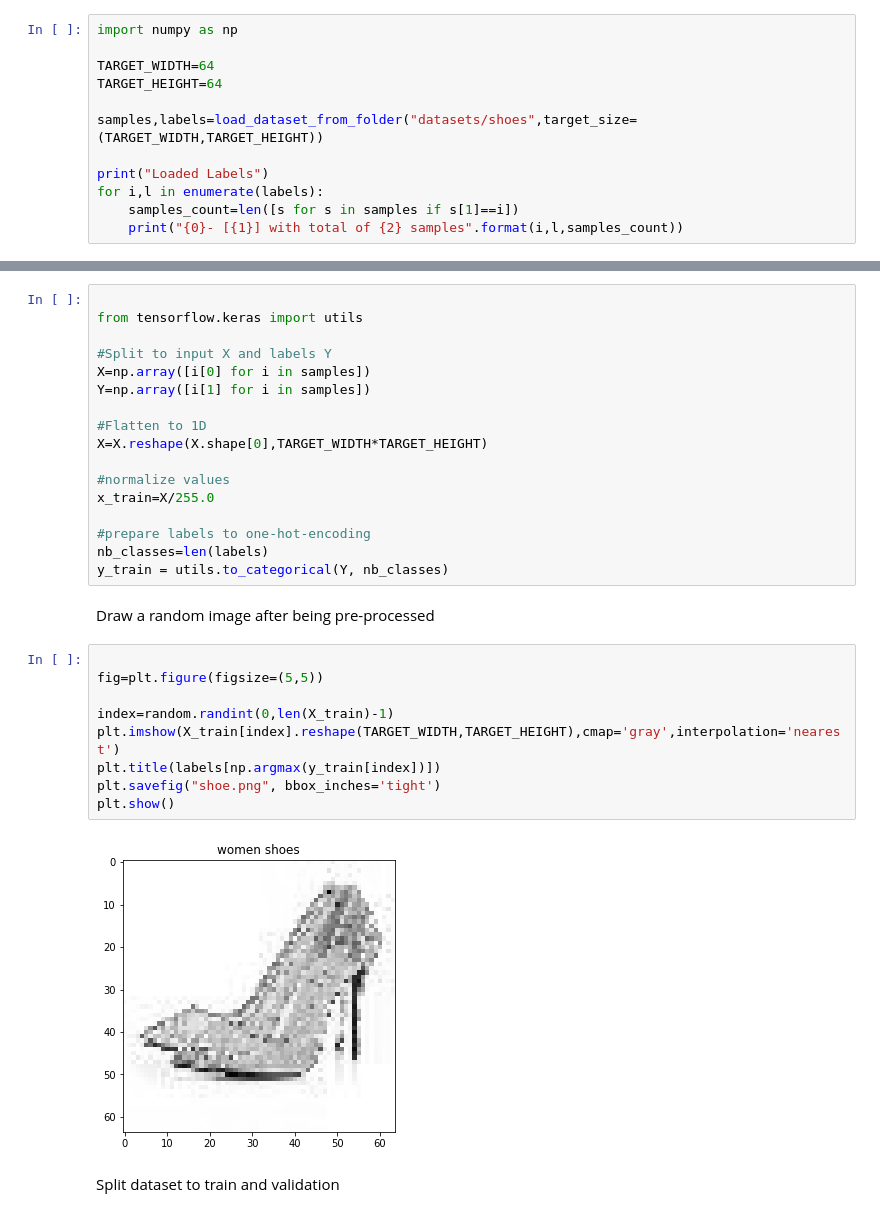
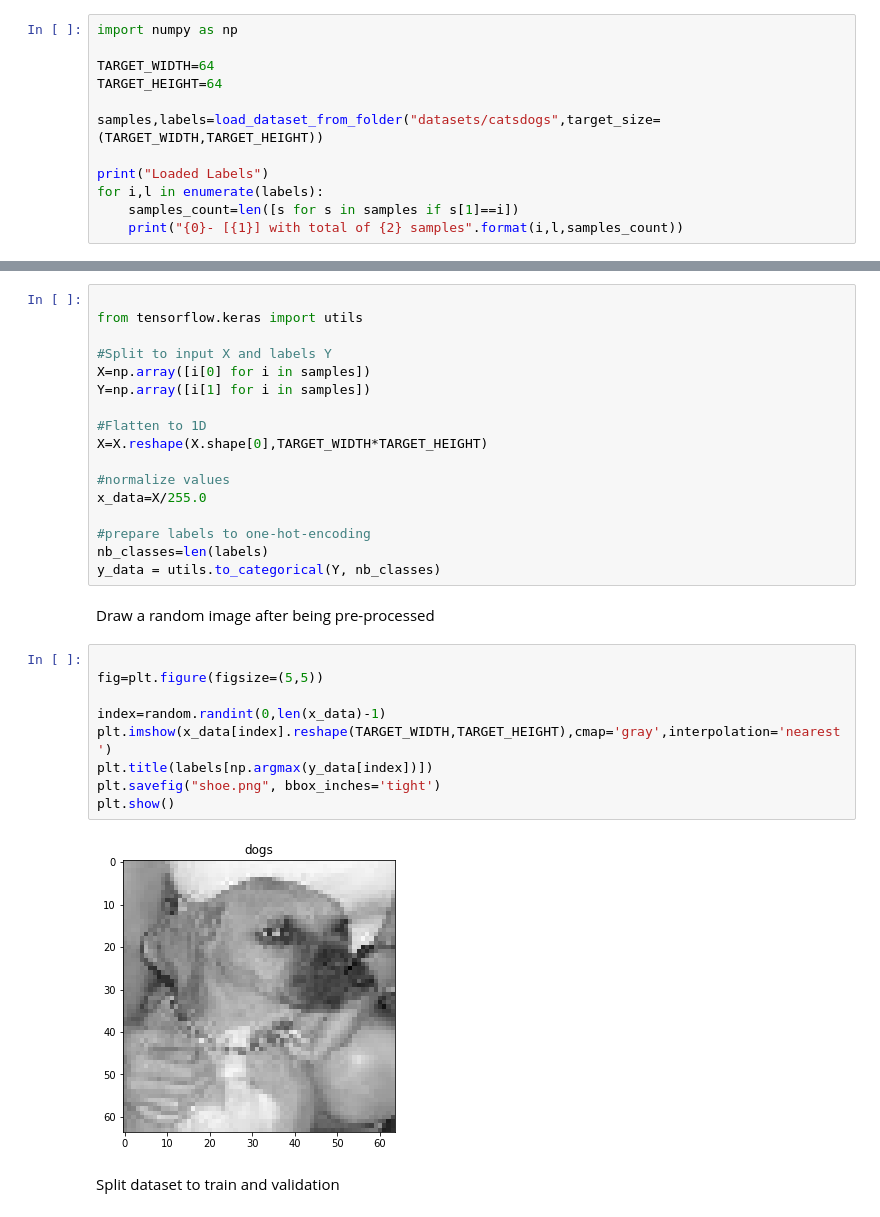
Before and after one commit to mrayy/PracticalML, a Jupyter notebook: 3. Data Preparation/Python/ImageClassifier.ipynb, the cells around one changed output, grey strips where cells are left out. Drawn from its saved outputs; the diff is of its cells as text.

```diff
--- a/3. Data Preparation/Python/ImageClassifier.ipynb
+++ b/3. Data Preparation/Python/ImageClassifier.ipynb
@@ -74,7 +74,7 @@ import numpy as np
 TARGET_WIDTH=64
 TARGET_HEIGHT=64
 
-samples,labels=load_dataset_from_folder("datasets/shoes",target_size=(TARGET_WIDTH,TARGET_HEIGHT))
+samples,labels=load_dataset_from_folder("datasets/catsdogs",target_size=(TARGET_WIDTH,TARGET_HEIGHT))
 
 print("Loaded Labels")
 for i,l in enumerate(labels):
@@ -128,24 +127,24 @@ Y=np.array([i[1] for i in samples])
 X=X.reshape(X.shape[0],TARGET_WIDTH*TARGET_HEIGHT)
 
 #normalize values
-x_train=X/255.0
+x_data=X/255.0
 
 #prepare labels to one-hot-encoding
 nb_classes=len(labels)
-y_train = utils.to_categorical(Y, nb_classes)
+y_data = utils.to_categorical(Y, nb_classes)
 # %% [markdown]
 Draw a random image after being pre-processed
 # %%
 
 fig=plt.figure(figsize=(5,5))
 
-index=random.randint(0,len(X_train)-1)
-plt.imshow(X_train[index].reshape(TARGET_WIDTH,TARGET_HEIGHT),cmap='gray',interpolation='nearest')
-plt.title(labels[np.argmax(y_train[index])])
+index=random.randint(0,len(x_data)-1)
+plt.imshow(x_data[index].reshape(TARGET_WIDTH,TARGET_HEIGHT),cmap='gray',interpolation='nearest')
+plt.title(labels[np.argmax(y_data[index])])
 plt.savefig("shoe.png", bbox_inches='tight')
 plt.show()
 # %% [output]
-[figure, old version]
+[figure, new version]
 # %% [markdown]
 Split dataset to train and validation
 # %%
```
Also changed, not shown: parts of 8 cells of this notebook, 1 other file.
